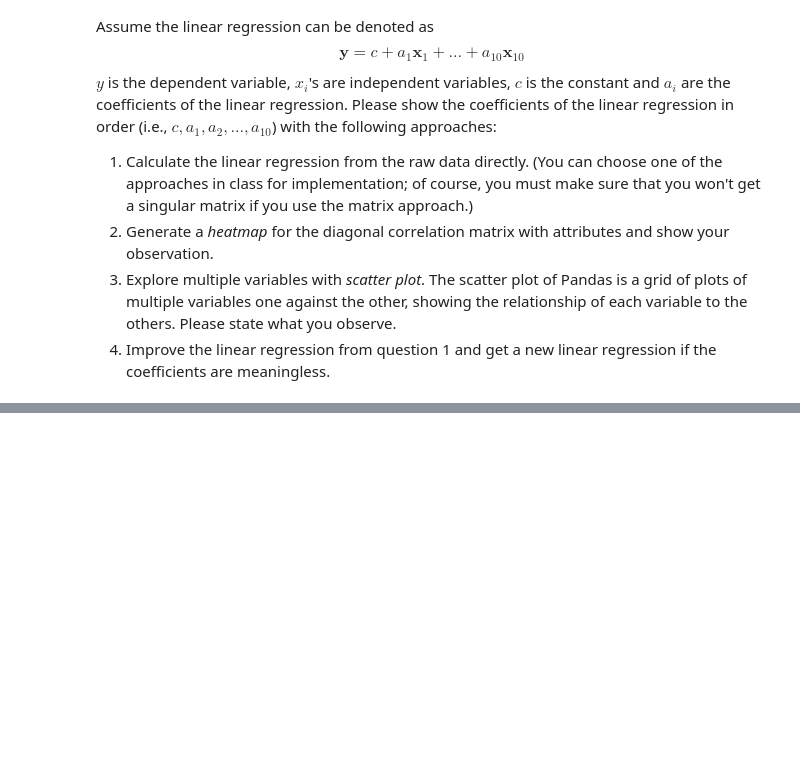
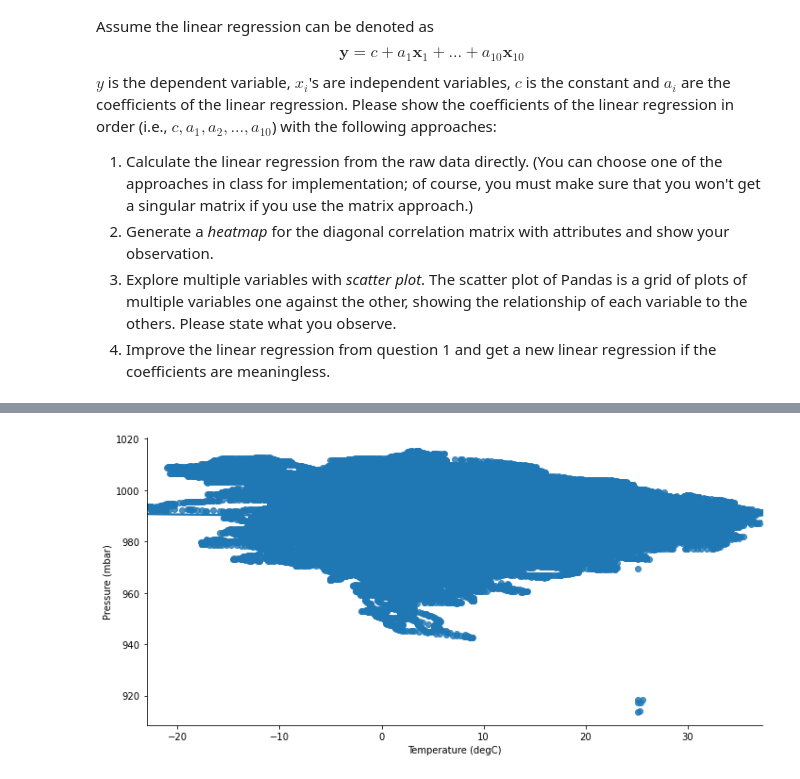
Before and after one commit to htshen0221/Data-Science-Homework, a Jupyter notebook: hw3/HW3-S20.ipynb, the cells around one changed output, grey strips where cells are left out. Cells and saved outputs as stored; diff of their text form; code cells hidden in the pictures; blank space fills up the shorter version.

```diff
--- a/hw3/HW3-S20.ipynb
+++ b/hw3/HW3-S20.ipynb
@@ -63,3 +65,9 @@ memory usage: 38.5+ MB
 | 2 | 01.01.2009 00:30:00 | -8.51 | 996.53 | -9.31 | 93.9 | 0.20 | 1.88 | ... |
 | 3 | 01.01.2009 00:40:00 | -8.31 | 996.51 | -9.07 | 94.2 | 0.19 | 1.92 | ... |
 | 4 | 01.01.2009 00:50:00 | -8.27 | 996.51 | -9.04 | 94.1 | 0.19 | 1.92 | ... |
+# %%
+df = pd.DataFrame(data)
+
+sns.lmplot("Temperature (degC)", "Pressure (mbar)", df, height=5, aspect = 2);
+# %% [output]
+[figure, added]
```
Also changed, not shown: parts of 12 cells of this notebook.
